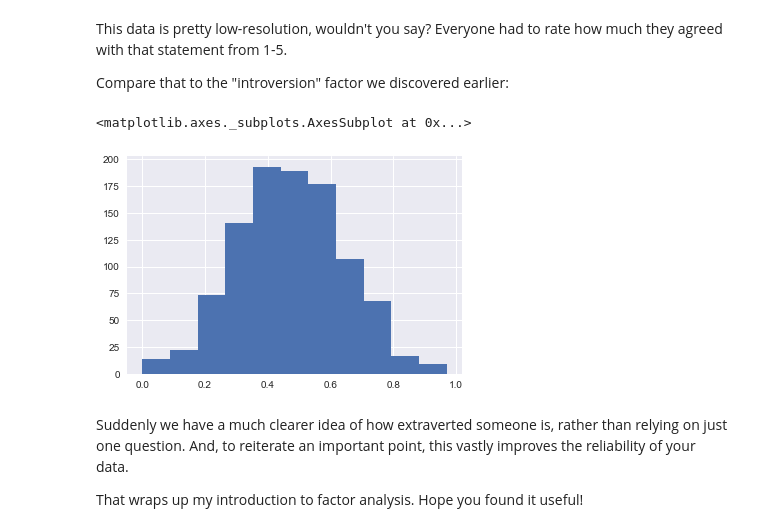
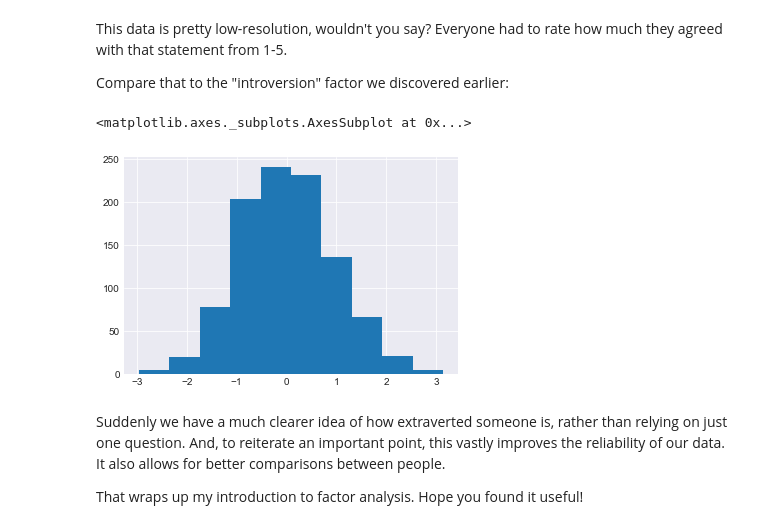
Before and after one commit to vincefav/machine-learning-portfolio, a Jupyter notebook: Factor_analysis.ipynb, the cells around one changed output. Cells and saved outputs as stored; diff of their text form; code cells hidden in the pictures.

```diff
--- a/Factor_analysis.ipynb
+++ b/Factor_analysis.ipynb
@@ -76,9 +143,6 @@ In psychology, it's widely accepted that there are 5 factors (or dimensions, if
 # %%
-from sklearn.decomposition import FactorAnalysis
+fa = FactorAnalysis(n_components=5).fit(data)
 
-n_factors = 5
+factors = pd.DataFrame(fa.components_, columns=data.columns).T
 
-factor = FactorAnalysis(n_components=n_factors, random_state=1).fit(data)
-
-# Stick it in a dataframe
-factors = pd.DataFrame(factor.components_, columns=data.columns).T
+factors.head()
@@ -551,12 +298,14 @@ data['i_have_lots_of_friends'].hist(bins=5)
 This data is pretty low-resolution, wouldn't you say? Everyone had to rate how much they agreed with that statement from 1-5.
 
 Compare that to the "introversion" factor we discovered earlier:
-# %%
-data_factors['introversion'].hist(bins=11)
-# %% [output]
-<matplotlib.axes._subplots.AxesSubplot at 0x...>
-[figure, removed]
+# %%
+data_fa = pd.DataFrame(fa.transform(data))
+
+data_fa[2].hist()
+# %% [output]
+<matplotlib.axes._subplots.AxesSubplot at 0x...>
+[figure, added]
 # %% [markdown]
-Suddenly we have a much clearer idea of how extraverted someone is, rather than relying on just one question. And, to reiterate an important point, this vastly improves the reliability of your data.
+Suddenly we have a much clearer idea of how extraverted someone is, rather than relying on just one question. And, to reiterate an important point, this vastly improves the reliability of our data. It also allows for better comparisons between people.
 
 That wraps up my introduction to factor analysis. Hope you found it useful!
```
Also changed, not shown: parts of 69 cells of this notebook.
